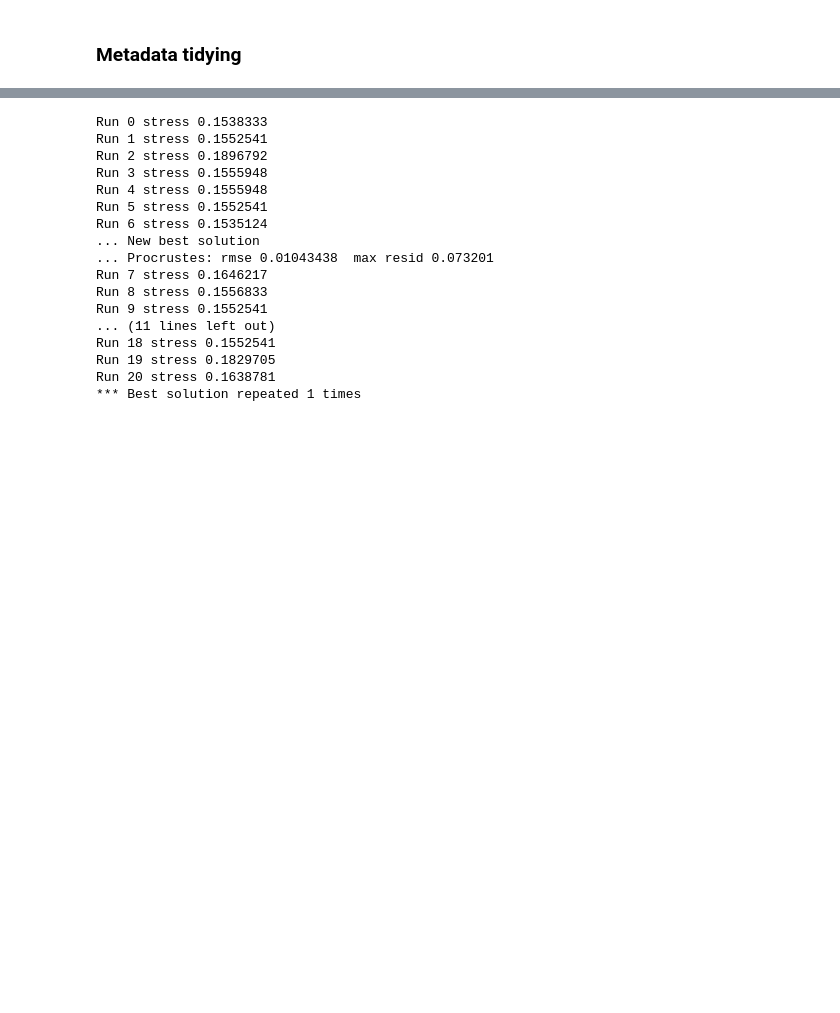
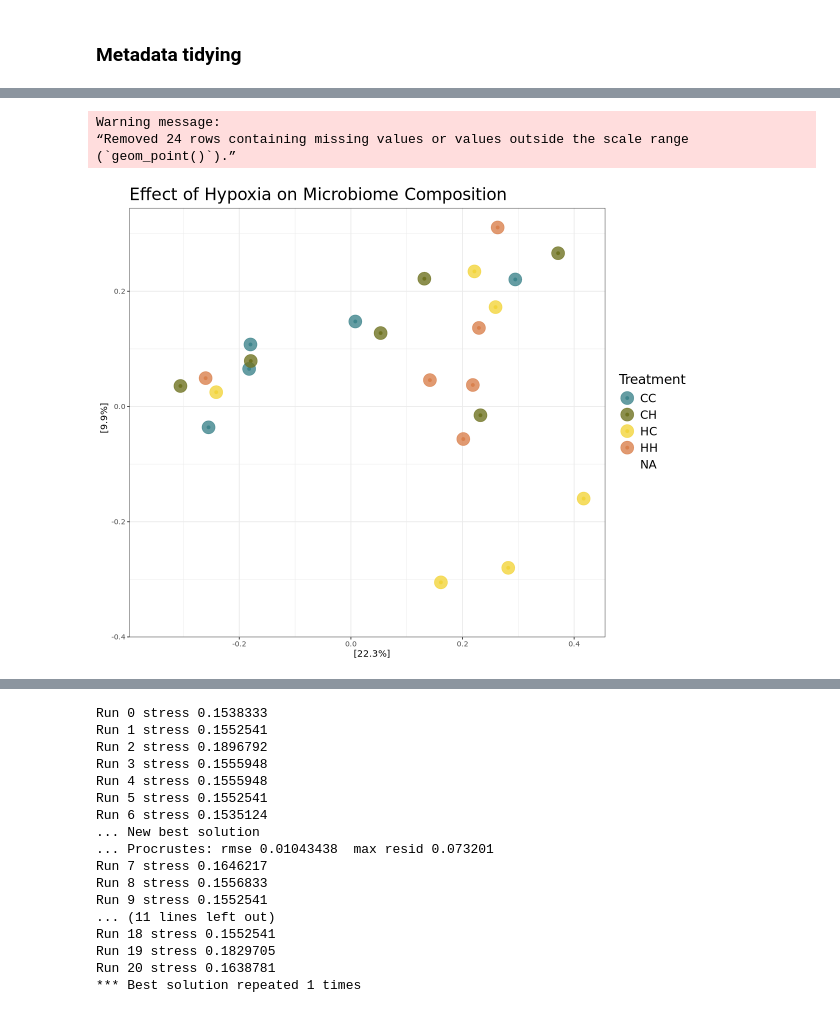
Before and after one commit to jfiorilla/ORCC_16S, a Jupyter notebook: phyloseq-working.ipynb, the cells around one changed output, grey strips where cells are left out. Drawn from its saved outputs; the diff is of its cells as text; code cells hidden in the pictures; blank space fills up the shorter version.

```diff
--- a/phyloseq-working.ipynb
+++ b/phyloseq-working.ipynb
@@ -132,0 +379,5 @@ plot_richness(ps, x="Combined_treat", measures=c("Shannon", "Simpson"), color="P
+# %%
+ps_hyp2_gill <- subset_samples(ps_hyp2, Tissue == "gill")
+# %%
+ordu_gill = ordinate(ps_hyp2, "PCoA", "bray")
+str(ordu_gill)
@@ -132,0 +433,12 @@ plot_richness(ps, x="Combined_treat", measures=c("Shannon", "Simpson"), color="P
+# %%
+plot_ordination(ps_hyp2_gill, ordu_gill, color="Combined_treat") +
+    geom_point(size=7, alpha=0.8) +
+    labs(title="Effect of Hypoxia on Microbiome Composition", color="Treatment") +
+    scale_colour_paletteer_d("vangogh::Chaise")+
+    theme_bw() +
+    theme(plot.title=element_text(size=20), legend.title=element_text(size=16), legend.text=element_text(size=14))
+# %% [output]
+Warning message:
+“Removed 24 rows containing missing values or values outside the scale range
+(`geom_point()`).”
+[figure, added]
```
Also changed, not shown: parts of 63 cells of this notebook, 3 other files.
